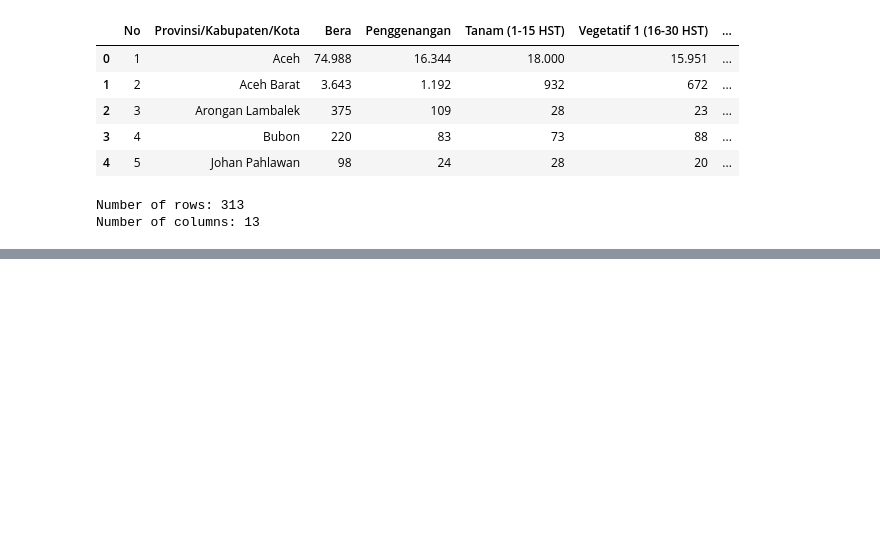
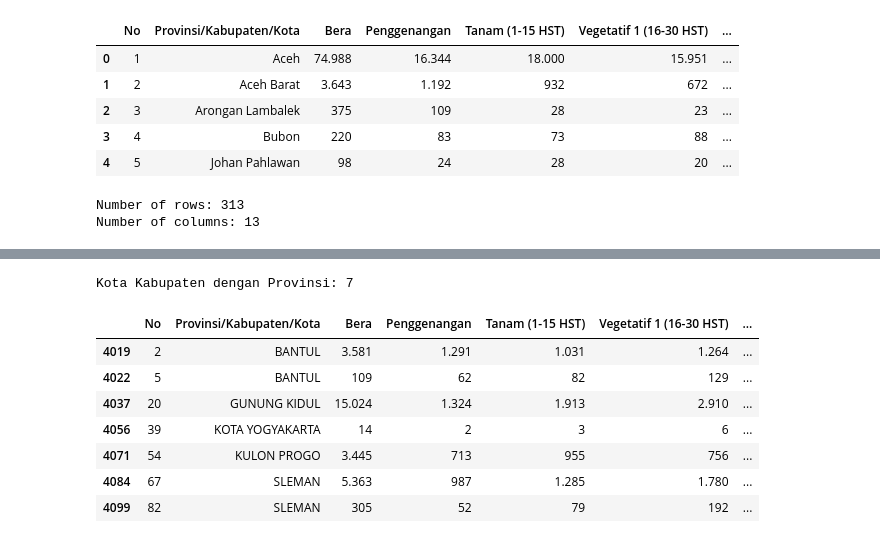
Before and after one commit to ananghw/data-indonesia, a Jupyter notebook: WebScrapping_Simotandi.ipynb, the cells around one changed output, grey strips where cells are left out. Saved outputs shown, nothing was run; the diff lists cells and outputs as text; code cells hidden in the pictures; blank space fills up the shorter version.

```diff
--- a/WebScrapping_Simotandi.ipynb
+++ b/WebScrapping_Simotandi.ipynb
@@ -242,0 +279,22 @@ Number of columns: 14
+# %%
+# Convert the 'Provinsi/Kabupaten/Kota' column to uppercase in data_kabupaten
+data_kabupaten['Provinsi/Kabupaten/Kota'] = data_kabupaten['Provinsi/Kabupaten/Kota'].str.upper()
+
+# Perform a left merge to keep all rows from data_kabupaten and include the matching columns from df_drive
+merged_df = data_kabupaten.merge(df_drive[['PROVINSI', 'KOTA/KABUPATEN']],
+                                  left_on='Provinsi/Kabupaten/Kota',
+                                  right_on='KOTA/KABUPATEN',
+                                  how='left',
+                                  indicator=True)
+
+# Create the 'label_kabupaten' column
+merged_df['label_kabupaten'] = merged_df['_merge'].apply(lambda x: 'yes' if x == 'both' else 'no')
+
+# Rename the KOTA/KABUPATEN column from df_drive and drop the merge indicator
+merged_df = merged_df.rename(columns={'KOTA/KABUPATEN': 'Matched_KOTA/KABUPATEN'}).drop(columns=['_merge'])
+
+# Display the first few rows with the new columns
+display(merged_df.head())
+
+# Display the number of rows where label_kabupaten is 'yes'
+print(f"Number of rows labeled 'yes': {merged_df[merged_df['label_kabupaten'] == 'yes'].shape[0]}")
@@ -242,0 +326,19 @@ Number of columns: 14
+# %%
+#CHECKIN SAMPLE DATA
+filtered_df_provinsi = filtered_df[filtered_df['PROVINSI'] == 'DI YOGYAKARTA']
+# Display the number of rows where provinsi is 'x'
+print(f"Kota Kabupaten dengan Provinsi: {filtered_df_provinsi[filtered_df_provinsi['PROVINSI'] == 'DI YOGYAKARTA'].shape[0]}")
+
+
+filtered_df_provinsi = filtered_df_provinsi.sort_values(by='Provinsi/Kabupaten/Kota')
+filtered_df_provinsi
+# %% [output]
+Kota Kabupaten dengan Provinsi: 7
+|  | No | Provinsi/Kabupaten/Kota | Bera | Penggenangan | Tanam (1-15 HST) | Vegetatif 1 (16-30 HST) | ... |
+| 4019 | 2 | BANTUL | 3.581 | 1.291 | 1.031 | 1.264 | ... |
+| 4022 | 5 | BANTUL | 109 | 62 | 82 | 129 | ... |
+| 4037 | 20 | GUNUNG KIDUL | 15.024 | 1.324 | 1.913 | 2.910 | ... |
+| 4056 | 39 | KOTA YOGYAKARTA | 14 | 2 | 3 | 6 | ... |
+| 4071 | 54 | KULON PROGO | 3.445 | 713 | 955 | 756 | ... |
+| 4084 | 67 | SLEMAN | 5.363 | 987 | 1.285 | 1.780 | ... |
+| 4099 | 82 | SLEMAN | 305 | 52 | 79 | 192 | ... |
```
Also changed, not shown: parts of 17 cells of this notebook.
